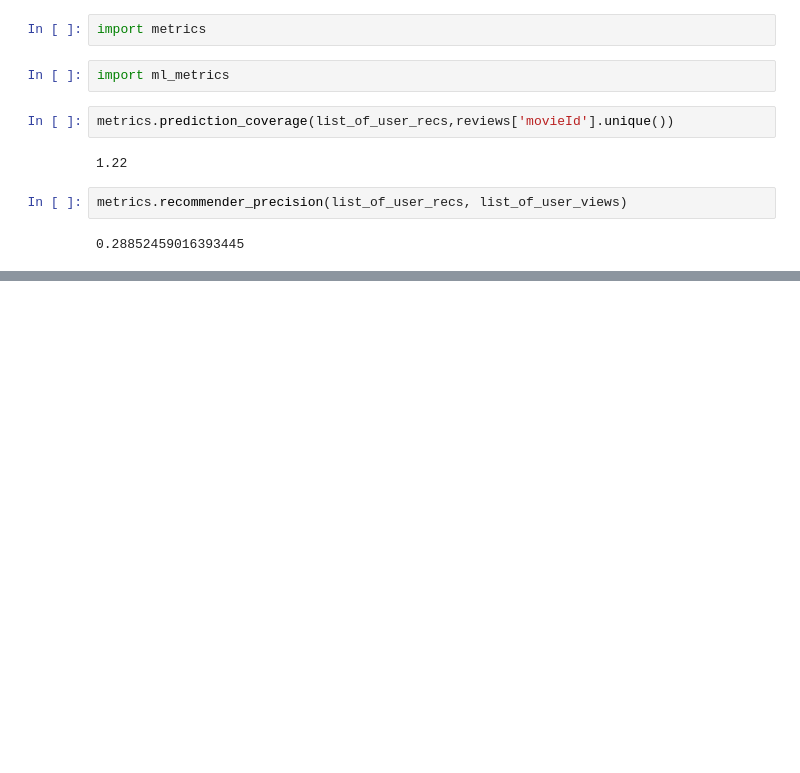
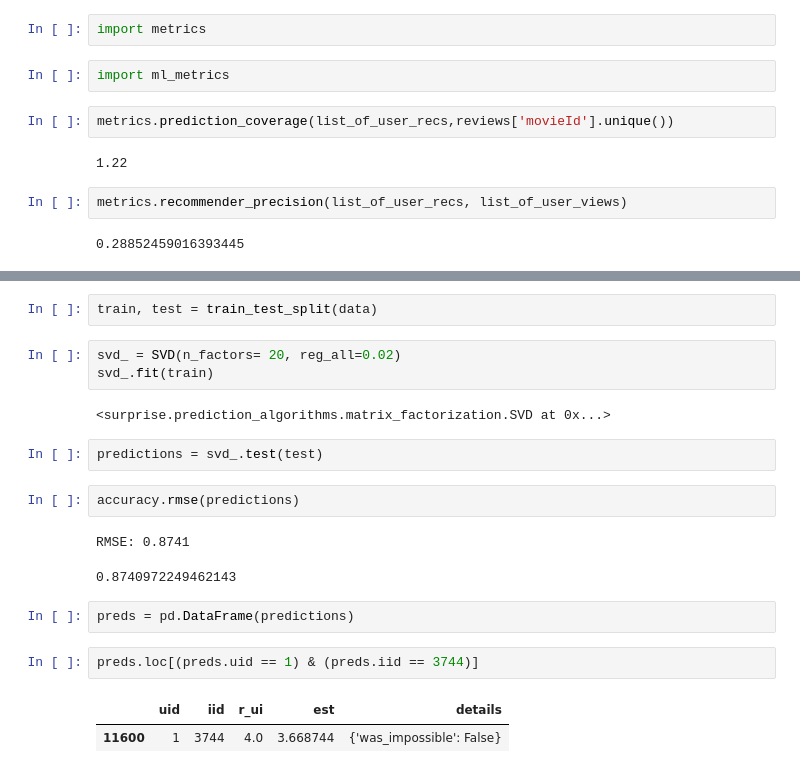
Before and after one commit to aabrahamson3/movie-rec, a Jupyter notebook: notebooks/exploratory/1.0-aa-eda.ipynb, the cells around one changed output, grey strips where cells are left out. Saved outputs shown, nothing was run; the diff lists cells and outputs as text; blank space fills up the shorter version.

```diff
--- a/notebooks/exploratory/1.0-aa-eda.ipynb
+++ b/notebooks/exploratory/1.0-aa-eda.ipynb
@@ -926,0 +969,21 @@ metrics.
+# %%
+train, test = train_test_split(data)
+# %%
+svd_ = SVD(n_factors= 20, reg_all=0.02)
+svd_.fit(train)
+# %% [output]
+<surprise.prediction_algorithms.matrix_factorization.SVD at 0x...>
+# %%
+predictions = svd_.test(test)
+# %%
+accuracy.rmse(predictions)
+# %% [output]
+RMSE: 0.8741
+0.8740972249462143
+# %%
+preds = pd.DataFrame(predictions)
+# %%
+preds.loc[(preds.uid == 1) & (preds.iid == 3744)]
+# %% [output]
+|  | uid | iid | r_ui | est | details |
+| 11600 | 1 | 3744 | 4.0 | 3.668744 | {'was_impossible': False} |
```
Also changed, not shown: parts of 13 cells of this notebook.
